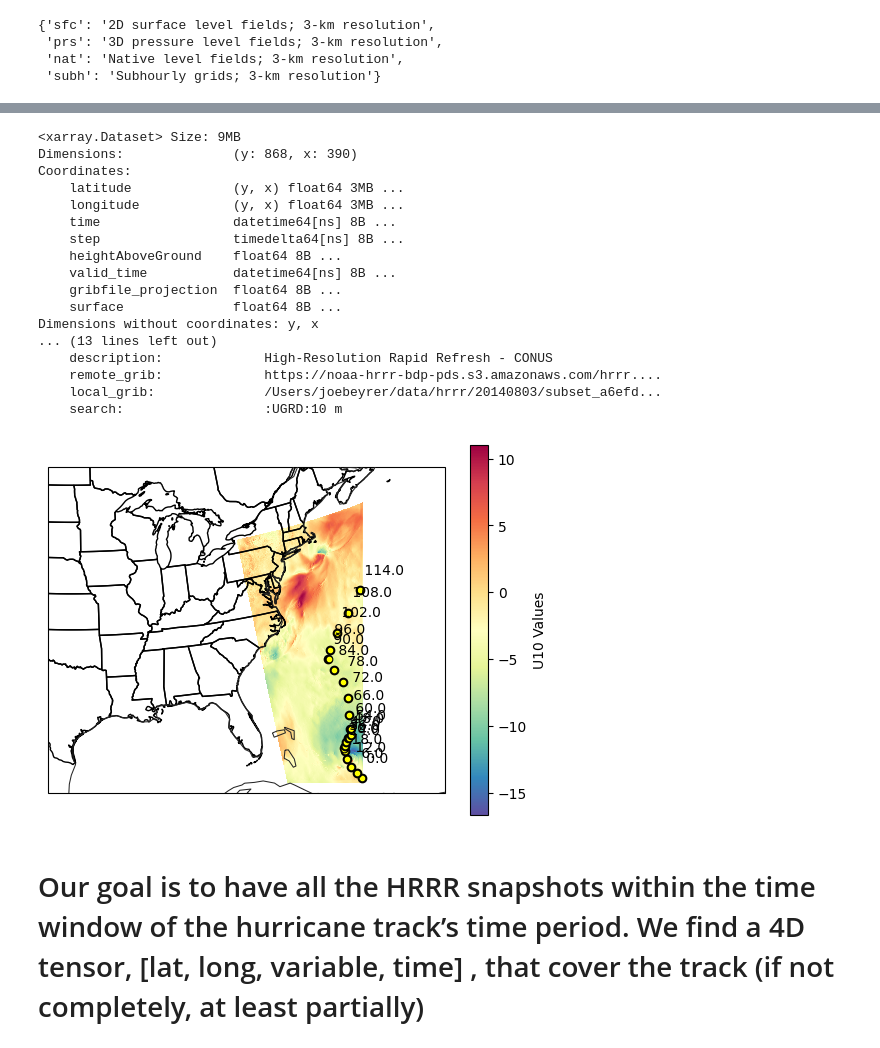
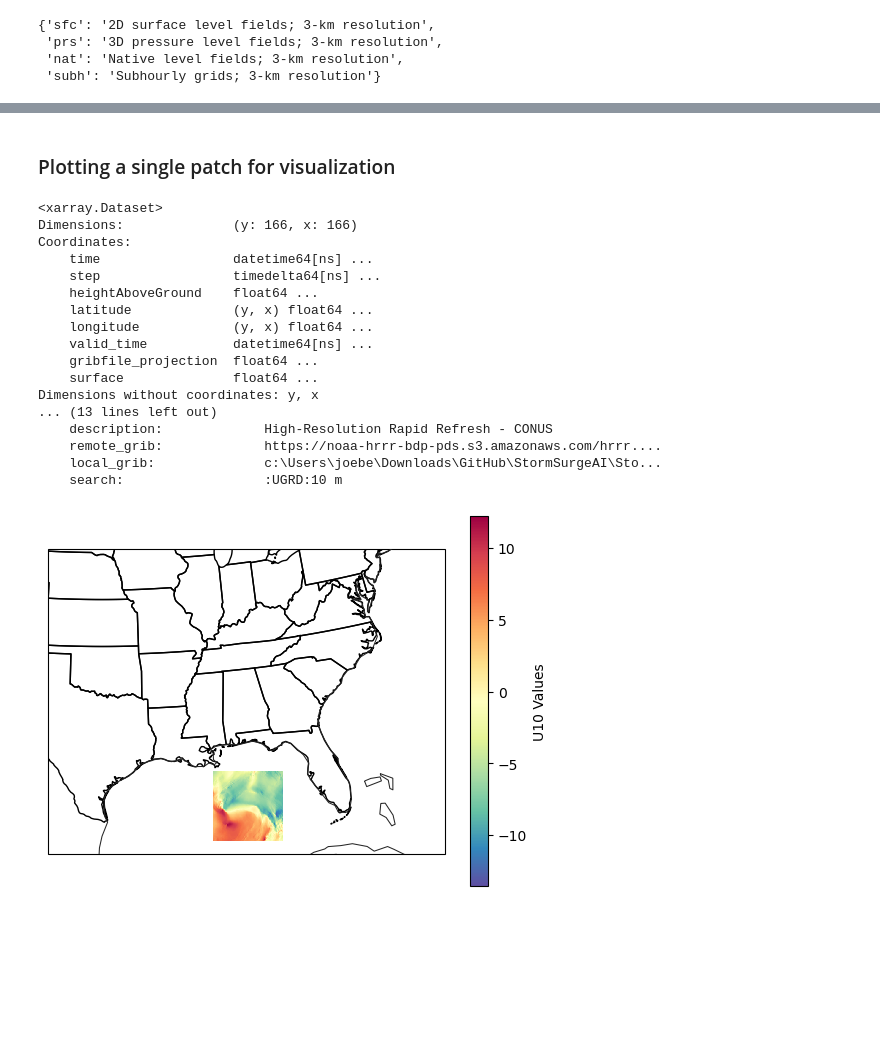
Before and after one commit to JoeBeyrer/storm-surge-parametric-inputs, a Jupyter notebook: herbieLoading.ipynb, the cells around one changed output, grey strips where cells are left out. Saved outputs shown, nothing was run; the diff lists cells and outputs as text; code cells hidden in the pictures; blank space fills up the shorter version.

```diff
--- a/herbieLoading.ipynb
+++ b/herbieLoading.ipynb
@@ -477,59 +556,45 @@ for i in range(len(herbies[key][1])):
+# %% [markdown]
+### Plotting a single patch for visualization
 # %%
-import xarray as xr
-ds = xr.open_dataset(f'{cwd}/data/filtered_HRRR/08-03-2014-18:00_data')
+ds = xr.open_dataset(f'{cwd}/data/filtered_HRRR/AL032016/patch1/06-06-2016-09-00_data', decode_timedelta=True)
 ds
 # %% [output]
-<xarray.Dataset> Size: 9MB
-Dimensions:              (y: 868, x: 390)
+<xarray.Dataset>
+Dimensions:              (y: 166, x: 166)
 Coordinates:
-    latitude             (y, x) float64 3MB ...
-    longitude            (y, x) float64 3MB ...
-    time                 datetime64[ns] 8B ...
-    step                 timedelta64[ns] 8B ...
-    heightAboveGround    float64 8B ...
-    valid_time           datetime64[ns] 8B ...
-    gribfile_projection  float64 8B ...
-    surface              float64 8B ...
+    time                 datetime64[ns] ...
+    step                 timedelta64[ns] ...
+    heightAboveGround    float64 ...
+    latitude             (y, x) float64 ...
+    longitude            (y, x) float64 ...
+    valid_time           datetime64[ns] ...
+    gribfile_projection  float64 ...
+    surface              float64 ...
 Dimensions without coordinates: y, x
 ... (13 lines left out)
     description:             High-Resolution Rapid Refresh - CONUS
     remote_grib:             https://noaa-hrrr-bdp-pds.s3.amazonaws.com/hrrr....
-    local_grib:              /Users/joebeyrer/data/hrrr/20140803/subset_a6efd...
+    local_grib:              c:\Users\joebe\Downloads\GitHub\StormSurgeAI\Sto...
     search:                  :UGRD:10 m
 # %%
 ax = EasyMap(crs=ds.herbie.crs).ax
 
 c = ax.pcolormesh(
     ds.longitude,
     ds.latitude,
     ds.u10,
     cmap="Spectral_r",
     transform=pc,
 )
 
-for i in matched[1].point_time:
-    z = matched[1].sel(point_time=i)
-    ax.scatter(z.longitude, z.latitude, color="k", transform=pc)
-    ax.scatter(
-        z.point_longitude, z.point_latitude, color="yellow", marker=".", transform=pc
-    )
-    ax.text(
-        z.point_longitude,
-        z.point_latitude,
-        f" {z.point_time.item()}\n",
-        transform=pc,
-    )
-
-ax.set_extent([-98, -65, 25, 45], crs=pc)
+ax.set_extent([-100, -75, 25, 40], crs=pc)
 ax.add_feature(cfeature.STATES.with_scale('50m'))
 ax.adjust_extent()
 
 
 fig = plt.gcf()
 fig.colorbar(c, ax=ax, orientation='vertical', label='U10 Values')
 
 plt.show()
 # %% [output]
-[figure, old version]
+[figure, new version]
-# %% [markdown]
-# Our goal is to have all the HRRR snapshots within the time window of the hurricane track’s time period. We find a 4D tensor, [lat, long, variable, time] , that cover the track (if not completely, at least partially)
```
Also changed, not shown: parts of 30 cells of this notebook, 12 other files.
